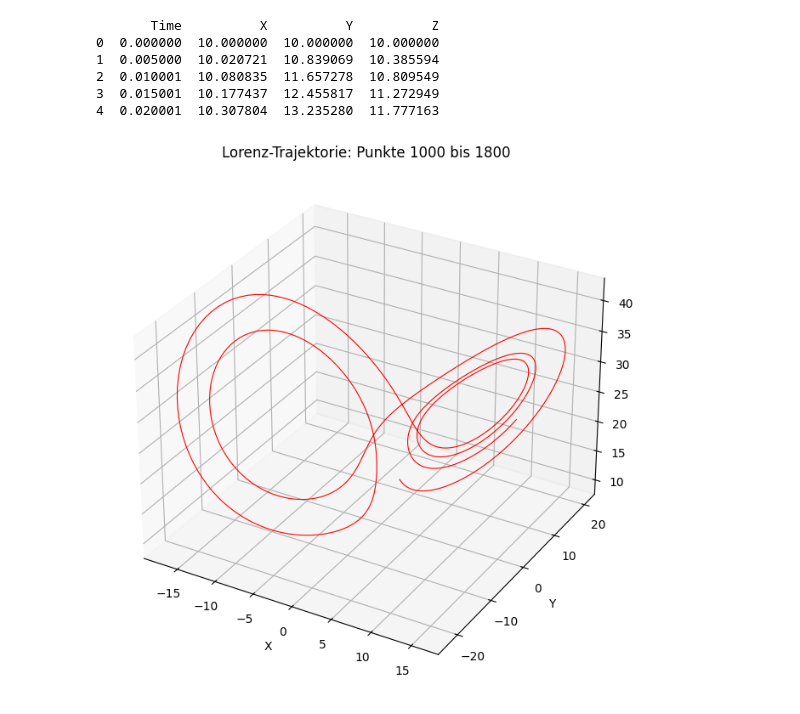
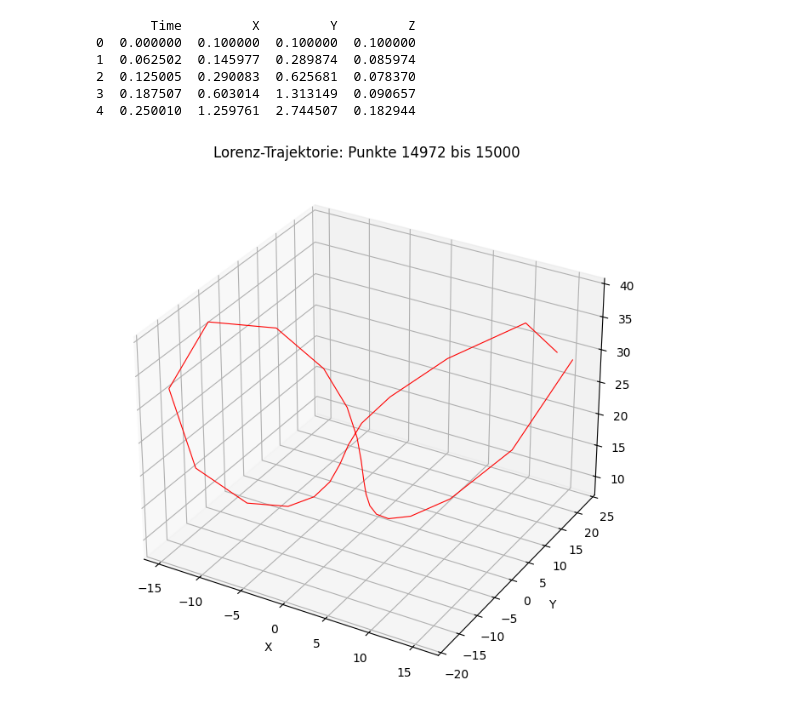
Before and after one commit to marej9/Modeling_Dynamic_Systems, a Jupyter notebook: Models/23.ipynb, the cells around one changed output. Cells and saved outputs as stored; diff of their text form; code cells hidden in the pictures.

```diff
--- a/Models/23.ipynb
+++ b/Models/23.ipynb
@@ -45,40 +45,40 @@ import numpy as np
 import pandas as pd
 import matplotlib.pyplot as plt
 from mpl_toolkits.mplot3d import Axes3D
 
 # CSV-Datei einlesen
-file_path = 'D:\Master_EI\FP\Modeling_Dynamic_Systems\DynSys_and_DataSets\lorenz_system\lorenz_system_data_1.csv'  # Ersetze dies durch deinen Dateinamen
+file_path = '/Users/Aleksandar/Documents/Uni/FP/Modeling_Dynamic_Systems/DynSys_and_DataSets/lorenz_system/lorenz_system_data_5.csv'  # Ersetze dies durch deinen Dateinamen
 data = pd.read_csv(file_path)
 
 # Daten anzeigen (optional)
 print(data.head())
 
 # Benutzerdefinierter Bereich für die Trajektorie
-start_index = 1000  # Startindex der Sequenz
-end_index = 1800   # Endindex der Sequenz
+start_index = 14972  # Startindex der Sequenz
+end_index = 15000   # Endindex der Sequenz
 sequence = data.iloc[start_index:end_index]
 
 # Extrahiere X, Y, Z-Koordinaten
 x_seq = sequence['X']
 y_seq = sequence['Y']
 z_seq = sequence['Z']
 
 # Plotten der ausgewählten Sequenz
 fig = plt.figure(figsize=(10, 8))
 ax = fig.add_subplot(111, projection='3d')
 ax.plot(x_seq, y_seq, z_seq, lw=0.8, color='r')
 
 # Achsentitel und Labels
 ax.set_title(f"Lorenz-Trajektorie: Punkte {start_index} bis {end_index}")
 ax.set_xlabel("X")
 ax.set_ylabel("Y")
 ax.set_zlabel("Z")
 plt.show()
 # %% [output]
-       Time          X          Y          Z
-0  0.000000  10.000000  10.000000  10.000000
-1  0.005000  10.020721  10.839069  10.385594
-2  0.010001  10.080835  11.657278  10.809549
-3  0.015001  10.177437  12.455817  11.272949
-4  0.020001  10.307804  13.235280  11.777163
+       Time         X         Y         Z
+0  0.000000  0.100000  0.100000  0.100000
+1  0.062502  0.145977  0.289874  0.085974
+2  0.125005  0.290083  0.625681  0.078370
+3  0.187507  0.603014  1.313149  0.090657
+4  0.250010  1.259761  2.744507  0.182944
-[figure, old version]
+[figure, new version]
```
Also changed, not shown: parts of 2 cells of this notebook, 5 other files.
